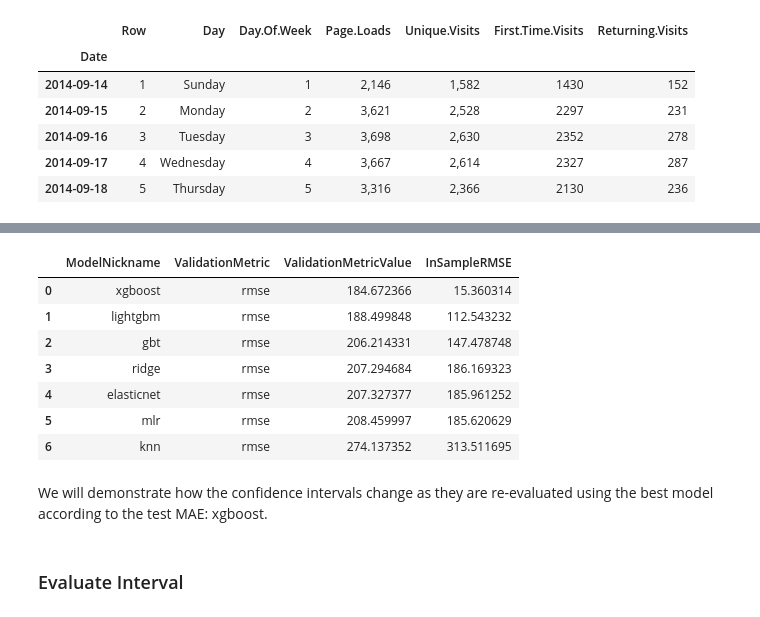
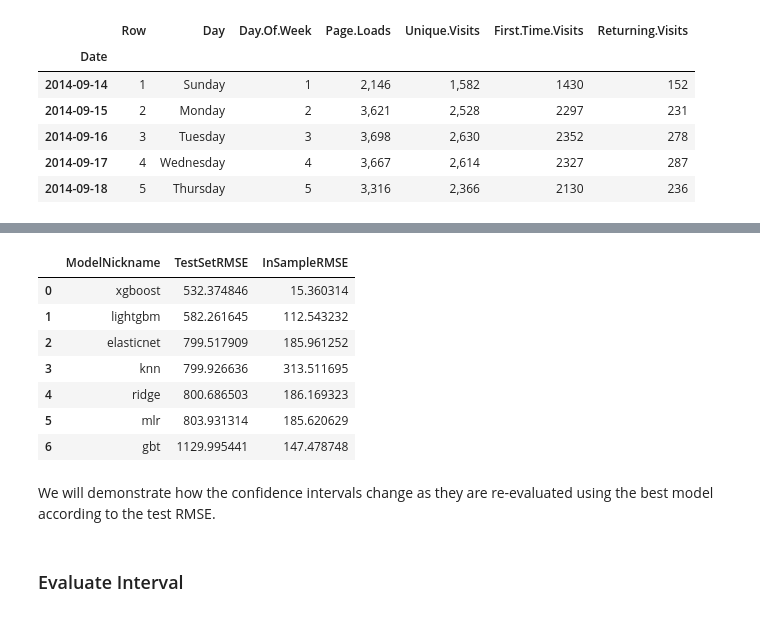
Before and after one commit to mikekeith52/scalecast-examples, a Jupyter notebook: misc/cis/cis.ipynb, the cells around one changed output, grey strips where cells are left out. Cells and saved outputs as stored; diff of their text form; code cells hidden in the pictures.

```diff
--- a/misc/cis/cis.ipynb
+++ b/misc/cis/cis.ipynb
@@ -116,20 +115,19 @@ tune_test_forecast(
     models,
 )
 # %%
-ms = f.export('model_summaries',determine_best_by='ValidationMetricValue')
-best_model = ms['ModelNickname'].values[0]
-ms[['ModelNickname','ValidationMetric','ValidationMetricValue','InSampleRMSE']]
+ms = f.export('model_summaries',determine_best_by='TestSetRMSE')
+ms[['ModelNickname','TestSetRMSE','InSampleRMSE']]
 # %% [output]
-|  | ModelNickname | ValidationMetric | ValidationMetricValue | InSampleRMSE |
-| 0 | xgboost | rmse | 184.672366 | 15.360314 |
-| 1 | lightgbm | rmse | 188.499848 | 112.543232 |
-| 2 | gbt | rmse | 206.214331 | 147.478748 |
-| 3 | ridge | rmse | 207.294684 | 186.169323 |
-| 4 | elasticnet | rmse | 207.327377 | 185.961252 |
-| 5 | mlr | rmse | 208.459997 | 185.620629 |
-| 6 | knn | rmse | 274.137352 | 313.511695 |
+|  | ModelNickname | TestSetRMSE | InSampleRMSE |
+| 0 | xgboost | 532.374846 | 15.360314 |
+| 1 | lightgbm | 582.261645 | 112.543232 |
+| 2 | elasticnet | 799.517909 | 185.961252 |
+| 3 | knn | 799.926636 | 313.511695 |
+| 4 | ridge | 800.686503 | 186.169323 |
+| 5 | mlr | 803.931314 | 185.620629 |
+| 6 | gbt | 1129.995441 | 147.478748 |
 # %% [markdown]
-We will demonstrate how the confidence intervals change as they are re-evaluated using the best model according to the test MAE: xgboost.
+We will demonstrate how the confidence intervals change as they are re-evaluated using the best model according to the test RMSE.
 # %% [markdown]
 ### Evaluate Interval
 # %%
```
Also changed, not shown: parts of 17 cells of this notebook.
